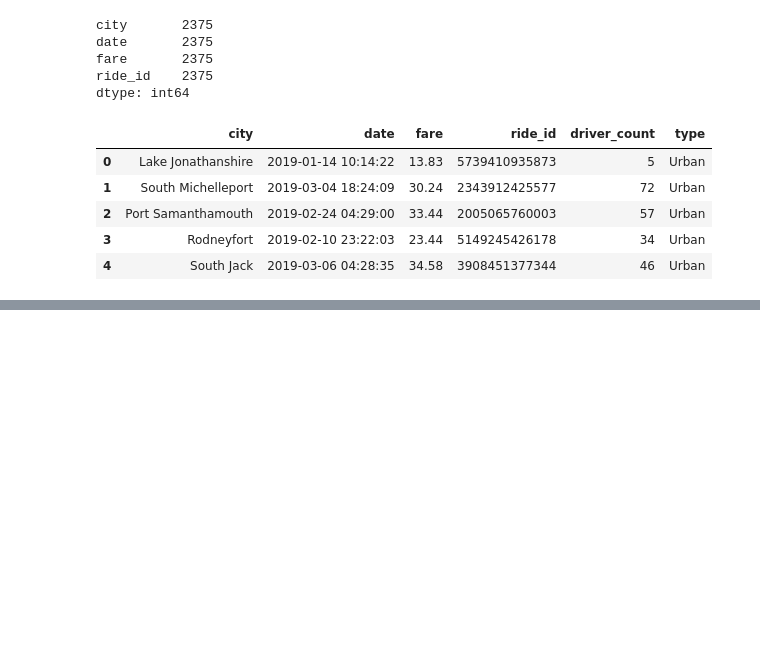
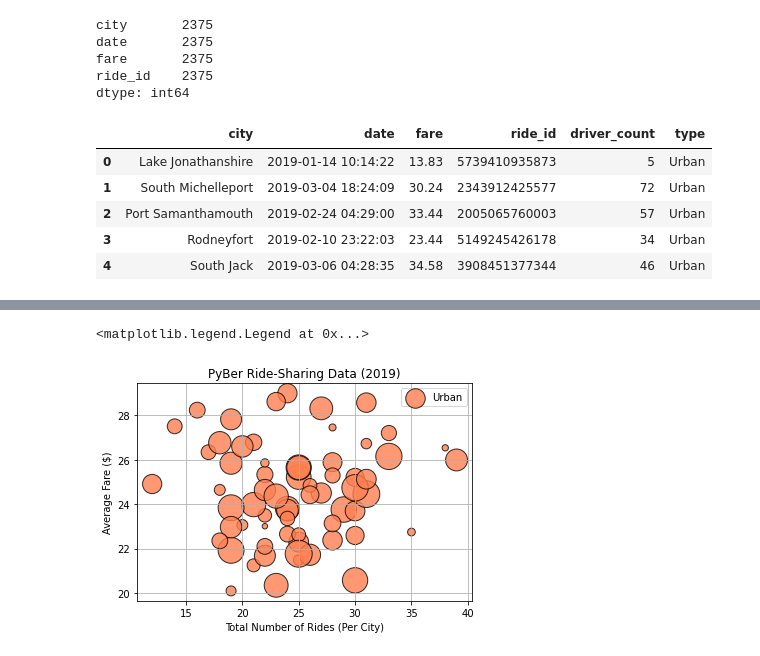
Before and after one commit to mrodenberg9055/PyBer_Analysis, a Jupyter notebook: PyBer_ride_data.ipynb, the cells around one changed output, grey strips where cells are left out. Drawn from its saved outputs; the diff is of its cells as text; code cells hidden in the pictures; blank space fills up the shorter version.

```diff
--- a/PyBer_ride_data.ipynb
+++ b/PyBer_ride_data.ipynb
@@ -106,3 +104,8 @@ pyber_df.head()
 | 2 | Port Samanthamouth | 2019-02-24 04:29:00 | 33.44 | 2005065760003 | 57 | Urban |
 | 3 | Rodneyfort | 2019-02-10 23:22:03 | 23.44 | 5149245426178 | 34 | Urban |
 | 4 | South Jack | 2019-03-06 04:28:35 | 34.58 | 3908451377344 | 46 | Urban |
+# %%
+urban_df = pyber_df[pyber_df["type"]=="Urban"]
+rural_df = pyber_df[pyber_df["type"]=="Rural"]
+suburban_df = pyber_df[pyber_df["type"]=="Suburban"]
+rural_df.head()
@@ -108,0 +119,7 @@ pyber_df.head()
+# %%
+urban_ride_count = urban_df.groupby(["city"]).count()["ride_id"]
+urban_ride_count.head()
+suburban_ride_count = suburban_df.groupby(["city"]).count()["ride_id"]
+urban_ride_count.head()
+rural_ride_count = rural_df.groupby(["city"]).count()["ride_id"]
+suburban_ride_count.head()
@@ -108,0 +134,12 @@ pyber_df.head()
+# %%
+urban_avg_fare = urban_df.groupby(["city"]).mean()["fare"]
+urban_avg_fare.head()
+suburban_avg_fare = suburban_df.groupby(["city"]).mean()["fare"]
+rural_avg_fare = rural_df.groupby(["city"]).mean()["fare"]
+# %%
+urban_driver_count = urban_df.groupby(["city"]).mean()["driver_count"]
+urban_driver_count.head()
+suburban_driver_count = suburban_df.groupby(["city"]).mean()["driver_count"]
+rural_driver_count = rural_df.groupby(["city"]).mean()["driver_count"]
+rural_driver_count.head()
+suburban_driver_count.head()
@@ -108,0 +154,12 @@ pyber_df.head()
+# %%
+
+plt.scatter(urban_ride_count, urban_avg_fare, s=urban_driver_count*10, alpha=.8, c="coral", edgecolor="black", linewidths=1, label="Urban")
+plt.title("PyBer Ride-Sharing Data (2019)")
+plt.ylabel("Average Fare ($)")
+plt.xlabel("Total Number of Rides (Per City)")
+plt.grid(True)
+# Add the legend.
+plt.legend()
+# %% [output]
+<matplotlib.legend.Legend at 0x...>
+[figure, added]
```
Also changed, not shown: parts of 8 cells of this notebook, 1 other file.
